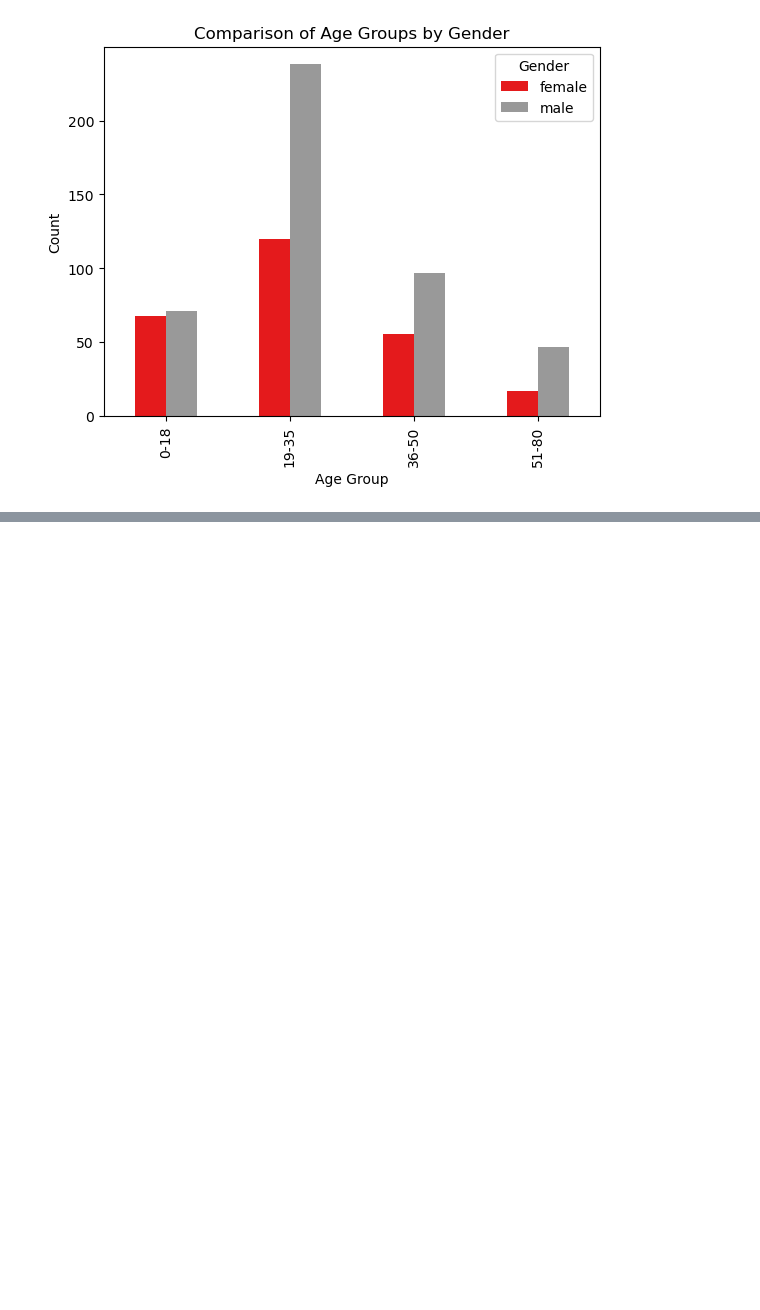
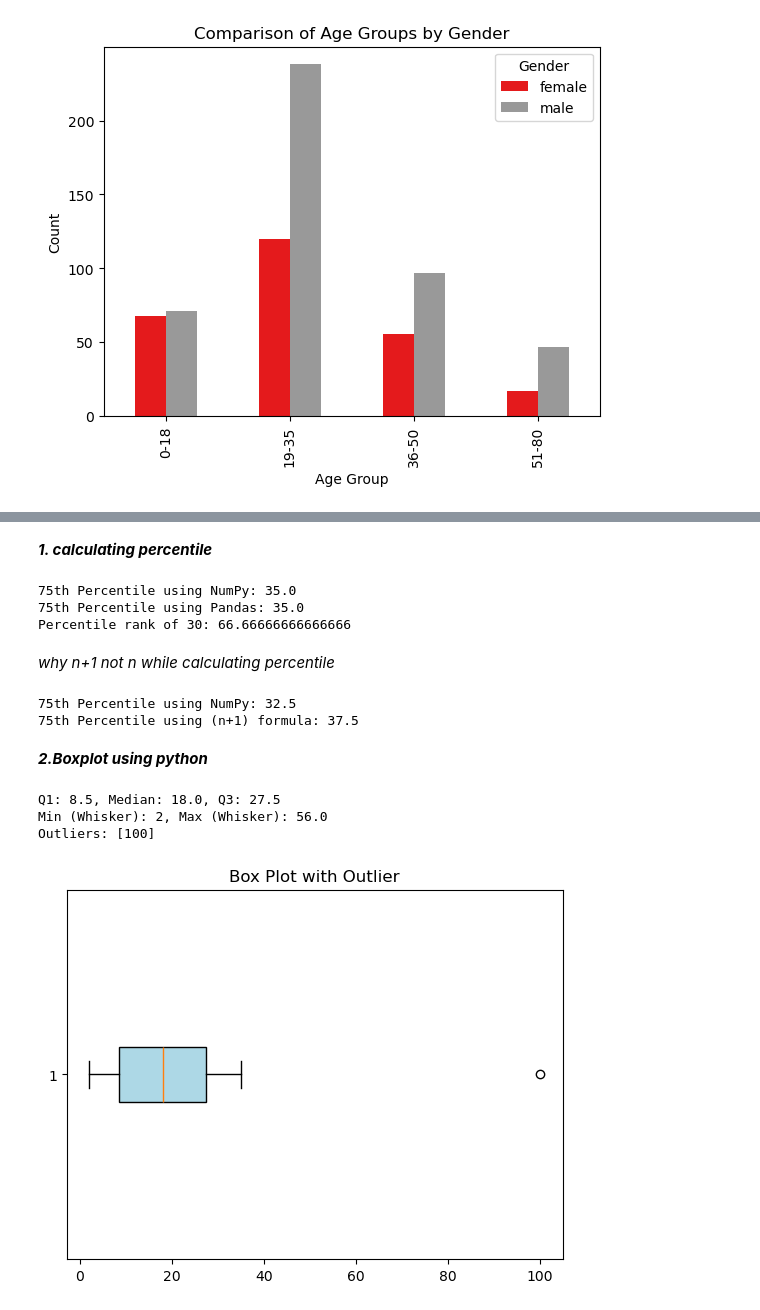
Before and after one commit to AdarshaRimal/statistics-for-ml, a Jupyter notebook: notebooks/02. Descriptive statistics.ipynb, the cells around one changed output, grey strips where cells are left out. Saved outputs shown, nothing was run; the diff lists cells and outputs as text; code cells hidden in the pictures; blank space fills up the shorter version.

```diff
--- a/notebooks/02. Descriptive statistics.ipynb
+++ b/notebooks/02. Descriptive statistics.ipynb
@@ -487,0 +490,79 @@ plt.savefig('cat_num_group_bar_chart.png')
+# %% [markdown]
+***1. calculating percentile***
+# %%
+from scipy import stats
+# Sample dataset
+data = [5, 10, 15, 20, 25, 30, 35, 40, 45]
+
+# NumPy percentile
+percentile_75 = np.percentile(data, 75)
+print("75th Percentile using NumPy:", percentile_75)
+
+# Pandas percentile
+df = pd.DataFrame(data, columns=["Values"])
+percentile_75_pandas = df["Values"].quantile(0.75)
+print("75th Percentile using Pandas:", percentile_75_pandas)
+
+# Scipy: Finding percentile rank of a value (e.g., percentile of 30)
+percentile_of_30 = stats.percentileofscore(data, 30)
+print("Percentile rank of 30:", percentile_of_30)
+# %% [output]
+75th Percentile using NumPy: 35.0
+75th Percentile using Pandas: 35.0
+Percentile rank of 30: 66.66666666666666
+# %% [markdown]
+*why n+1 not n while calculating percentile*
+# %%
+data = [10, 20, 30, 40]
+
+# NumPy uses (n-1) approach by default
+p75_numpy = np.percentile(data, 75)
+print("75th Percentile using NumPy:", p75_numpy)
+
+# Manually calculating using (n+1)
+n = len(data)
+p75_position = 0.75 * (n + 1)  # Using (n+1)
+low = int(p75_position) - 1
+high = low + 1
+fraction = p75_position - (low + 1)
+p75_manual = data[low] + fraction * (data[high] - data[low])
+
+print("75th Percentile using (n+1) formula:", p75_manual)
+# %% [output]
+75th Percentile using NumPy: 32.5
+75th Percentile using (n+1) formula: 37.5
+# %% [markdown]
+***2.Boxplot using python***
+# %%
+# Dataset with an outlier
+data = [2, 5, 7, 10, 15, 18, 21, 25, 30, 35, 100]
+
+# Compute Quartiles
+q1 = np.percentile(data, 25)
+q2 = np.median(data)
+q3 = np.percentile(data, 75)
+
+# Compute IQR
+iqr = q3 - q1
+
+# Compute Whiskers
+min_whisker = max(min(data), q1 - 1.5 * iqr)
+max_whisker = min(max(data), q3 + 1.5 * iqr)
+
+# Identify Outliers
+outliers = [x for x in data if x < min_whisker or x > max_whisker]
+
+# Print Results
+print(f"Q1: {q1}, Median: {q2}, Q3: {q3}")
+print(f"Min (Whisker): {min_whisker}, Max (Whisker): {max_whisker}")
+print(f"Outliers: {outliers}")
+
+# Plot Box Plot
+plt.boxplot(data, vert=False, patch_artist=True, boxprops=dict(facecolor="lightblue"))
+plt.title("Box Plot with Outlier")
+plt.savefig('boxplot.png')
+# %% [output]
+Q1: 8.5, Median: 18.0, Q3: 27.5
+Min (Whisker): 2, Max (Whisker): 56.0
+Outliers: [100]
+[figure, added]
```
Also changed, not shown: parts of 22 cells of this notebook, 12 other files.
